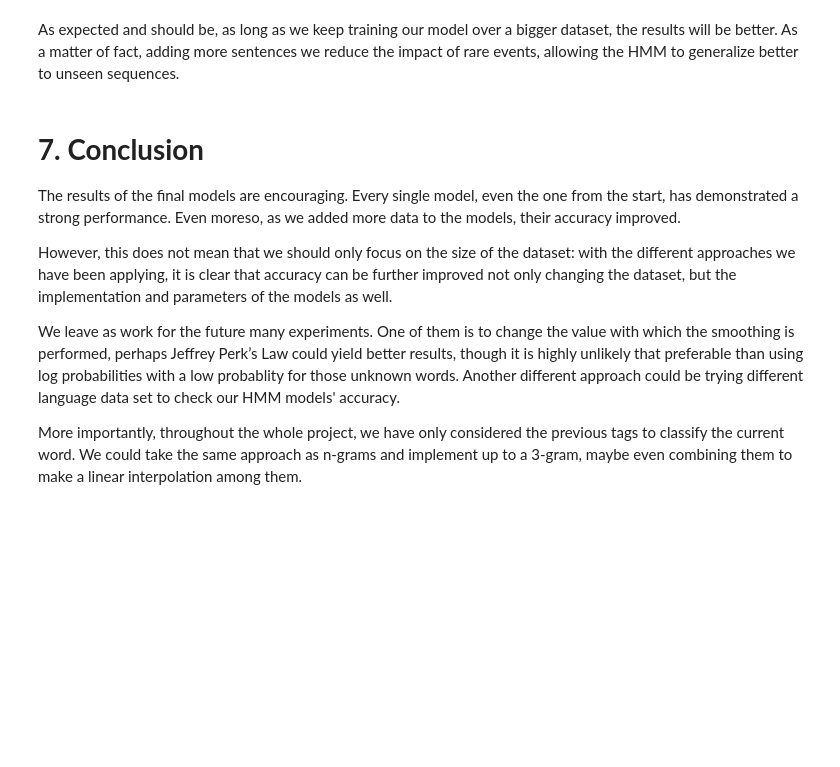
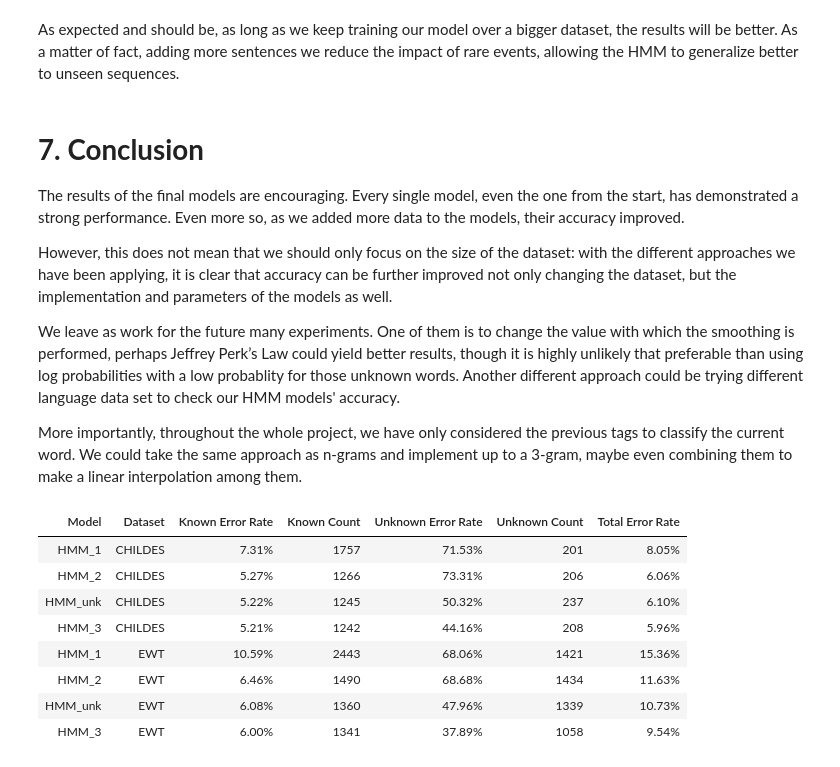
Before and after one commit to mohammel-debug/hmm-pos-tagger, a Jupyter notebook: Implement_an_HMM_PoS_tagger.ipynb, the cells around one changed output. Drawn from its saved outputs; the diff is of its cells as text; code cells hidden in the pictures; blank space fills up the shorter version.

```diff
--- a/Implement_an_HMM_PoS_tagger.ipynb
+++ b/Implement_an_HMM_PoS_tagger.ipynb
@@ -1396,7 +1585,7 @@ As expected and should be, as long as we keep training our model over a bigger d
 # %% [markdown]
 # **7. Conclusion**
 
-The results of the final models are encouraging. Every single model, even the one from the start, has demonstrated a strong performance. Even moreso, as we added more data to the models, their accuracy improved.
+The results of the final models are encouraging. Every single model, even the one from the start, has demonstrated a strong performance. Even more so, as we added more data to the models, their accuracy improved.
 
 However, this does not mean that we should only focus on the size of the dataset: with the different approaches we have been applying, it is clear that accuracy can be further improved not only changing the dataset, but the implementation and parameters of the models as well.
 
@@ -1406,29 +1595,37 @@ More importantly, throughout the whole project, we have only considered the prev
 # %%
 import pandas as pd
 
 # List of models and their names
 models = [hmm_1_childes, hmm_2_childes, hmm_childes_unk, hmm_3_childes,
           hmm_1_ewt, hmm_2_ewt, hmm_ewt_unk, hmm_3_ewt]
 model_names = ["HMM_1", "HMM_2", "HMM_unk", "HMM_3",
                "HMM_1", "HMM_2", "HMM_unk", "HMM_3"]
 datasets = ["CHILDES"]*4 + ["EWT"]*4
 
 # Compute error rates
 table_data = []
 for model, name, dataset in zip(models, model_names, datasets):
     k_err, u_err, t_err, k_count, u_count = calculate_error_rates(model,
                                         tagged_sentences_dev_childes if dataset=="CHILDES" else tagged_sentences_dev_ewt)
     table_data.append({
         "Model": name,
         "Dataset": dataset,
         "Known Error Rate": f"{k_err:.2%}",
         "Known Count": k_count,
         "Unknown Error Rate": f"{u_err:.2%}",
         "Unknown Count": u_count,
-        "Total Error Rate": f"{t_err:.2%}"
-    })
+        "Total Error Rate": f"{t_err:.2%}"})
 
-# Convert to DataFrame
 df = pd.DataFrame(table_data)
 df
 df.style.hide(axis="index")
+# %% [output]
+| Model | Dataset | Known Error Rate | Known Count | Unknown Error Rate | Unknown Count | Total Error Rate |
+| HMM_1 | CHILDES | 7.31% | 1757 | 71.53% | 201 | 8.05% |
+| HMM_2 | CHILDES | 5.27% | 1266 | 73.31% | 206 | 6.06% |
+| HMM_unk | CHILDES | 5.22% | 1245 | 50.32% | 237 | 6.10% |
+| HMM_3 | CHILDES | 5.21% | 1242 | 44.16% | 208 | 5.96% |
+| HMM_1 | EWT | 10.59% | 2443 | 68.06% | 1421 | 15.36% |
+| HMM_2 | EWT | 6.46% | 1490 | 68.68% | 1434 | 11.63% |
+| HMM_unk | EWT | 6.08% | 1360 | 47.96% | 1339 | 10.73% |
+| HMM_3 | EWT | 6.00% | 1341 | 37.89% | 1058 | 9.54% |
```
Also changed, not shown: parts of 37 cells of this notebook.
